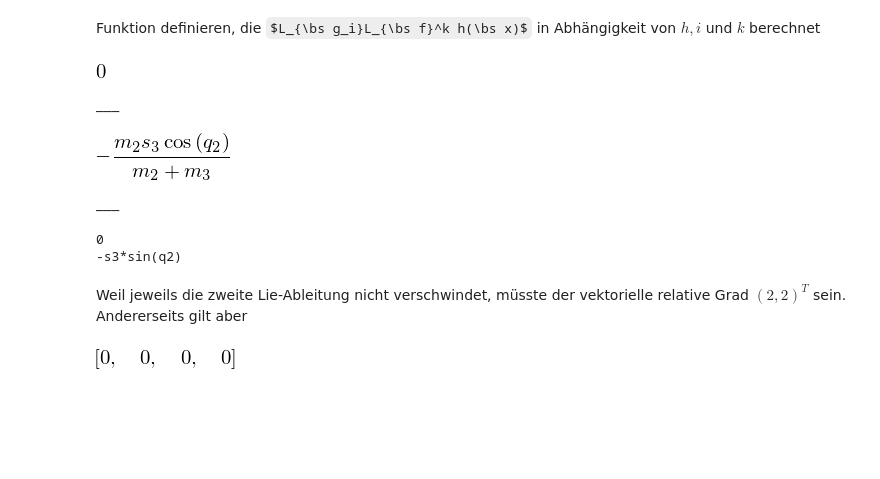
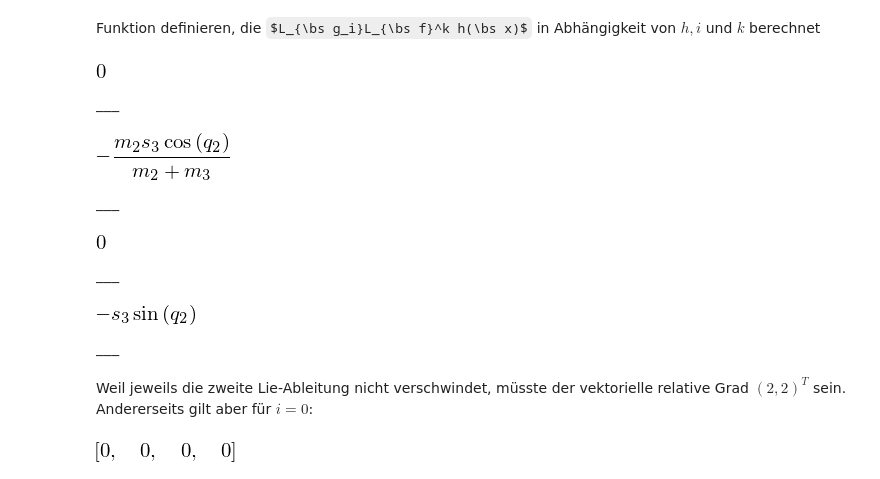
Before and after one commit to cknoll/beispiele, a Jupyter notebook: relevant/zwei_elast_gekoppelte_wagen_pendel.ipynb, the cells around one changed output. Drawn from its saved outputs; the diff is of its cells as text; code cells hidden in the pictures; some formulas as TeX source; blank space fills up the shorter version.

```diff
--- a/relevant/zwei_elast_gekoppelte_wagen_pendel.ipynb
+++ b/relevant/zwei_elast_gekoppelte_wagen_pendel.ipynb
@@ -182,7 +184,12 @@ h1, h2 = S3
 # %% [markdown]
 Funktion definieren, die $L_{\bs g_i}L_{\bs f}^k h(\bs x)$ in Abhängigkeit von $h, i$ und $k$ berechnet
 # %%
-def LgLf(sf, g_idx, f_order):
-    Lf = st.lie_deriv(sf, f, xx, n=f_order)
-    res = st.lie_deriv(Lf, G[:, g_idx], xx)
+def LgLf(h, i, k):
+    """
+    h:    Skalarfeld
+    i:    Index für Eingangsvektorfeld
+    k:    Ordnung der Lieableitung bezüglich k
+    """
+    Lf = st.lie_deriv(h, f, xx, n=k)
+    res = st.lie_deriv(Lf, G[:, i], xx)
     return res.simplify()
@@ -191,18 +196,21 @@ sp.Matrix([[LgLf(h1, 0, 3), LgLf(h1_bar, 1, 3)], [LgLf(h2_bar, 0, 1), LgLf(h2_ba
+# %%
+# für y1 (d.h. h1)
+LgLf(h1, i=1, k=0) ##:
+LgLf(h1, i=1, k=1) ##:
+# %% [output]
+[figure, added]
+___
+[figure, added]
+___
 # %%
-LgLf(h1, 1, 0) ##:
-LgLf(h1, 1, 1) ##:
+LgLf(h2, i=1, k=0) ##:
+LgLf(h2, i=1, k=1) ##:
 # %% [output]
 [figure]
 ___
-[figure, old version]
+[figure, new version]
 ___
-# %%
-print LgLf(h2, 1, 0)
-print LgLf(h2, 1, 1)
-# %% [output]
-0
--s3*sin(q2)
 # %% [markdown]
 Weil jeweils die zweite Lie-Ableitung nicht verschwindet, müsste der vektorielle relative Grad $(2,2)^T$ sein.
-Andererseits gilt aber
+Andererseits gilt aber für $i=0$:
 # %%
```
Also changed, not shown: parts of 7 cells of this notebook, 2 other files.
